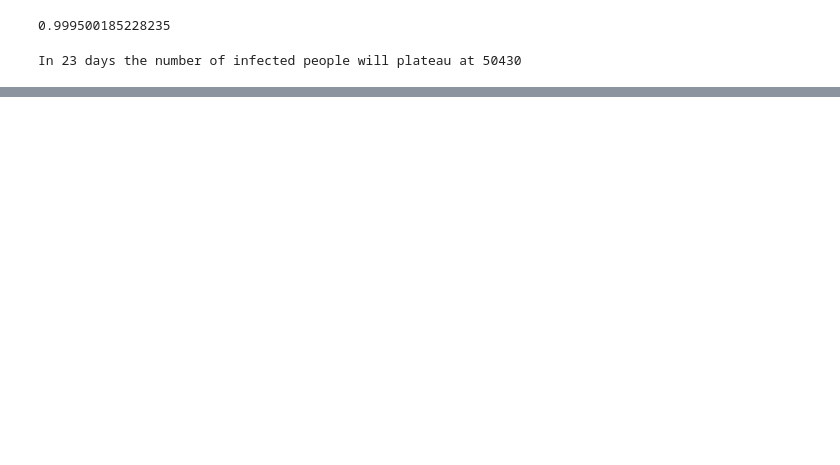
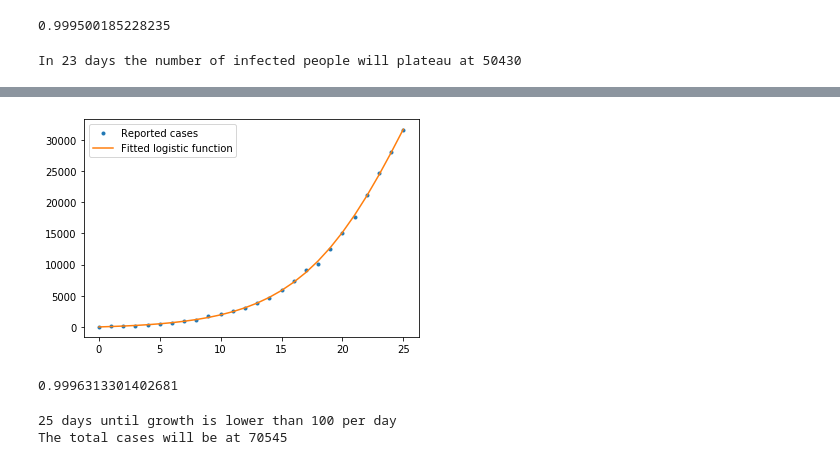
Before and after one commit to gregwinther/youtube, a Jupyter notebook: Corona_virus_analysis.ipynb, the cells around one changed output, grey strips where cells are left out. Cells and saved outputs as stored; diff of their text form; code cells hidden in the pictures; blank space fills up the shorter version.

```diff
--- a/Corona_virus_analysis.ipynb
+++ b/Corona_virus_analysis.ipynb
@@ -145,0 +159,48 @@ plt.show()
+# %%
+cases_italy = np.array([
+    20,
+    79,
+    150,
+    229,
+    322,
+    400,
+    650,
+    888,
+    1128,
+    1694,
+    2036,
+    2502,
+    3089,
+    3858,
+    4636,
+    5883,
+    7375,
+    9172,
+    10149,
+    12462,
+    15113,
+    17660,
+    21157,
+    24747,
+    27980,
+    31506,
+])
+# %%
+x = np.arange(0, len(cases_italy))
+params, _ = curve_fit(logistic_function, x, cases_italy)
+# %%
+italy_pred = plot_logistic_fit(cases_italy, params)
+# %% [output]
+[figure, added]
+# %%
+r2_score(cases_italy, italy_pred)
+# %% [output]
+0.9996313301402681
+# %%
+diff = 100
+days, cases = plateau(cases_italy, params, diff=diff)
+print(f"{days} days until growth is lower than {diff} per day")
+print(f"The total cases will be at {int(cases)}")
+# %% [output]
+25 days until growth is lower than 100 per day
+The total cases will be at 70545
```
Also changed, not shown: parts of 6 cells of this notebook.
